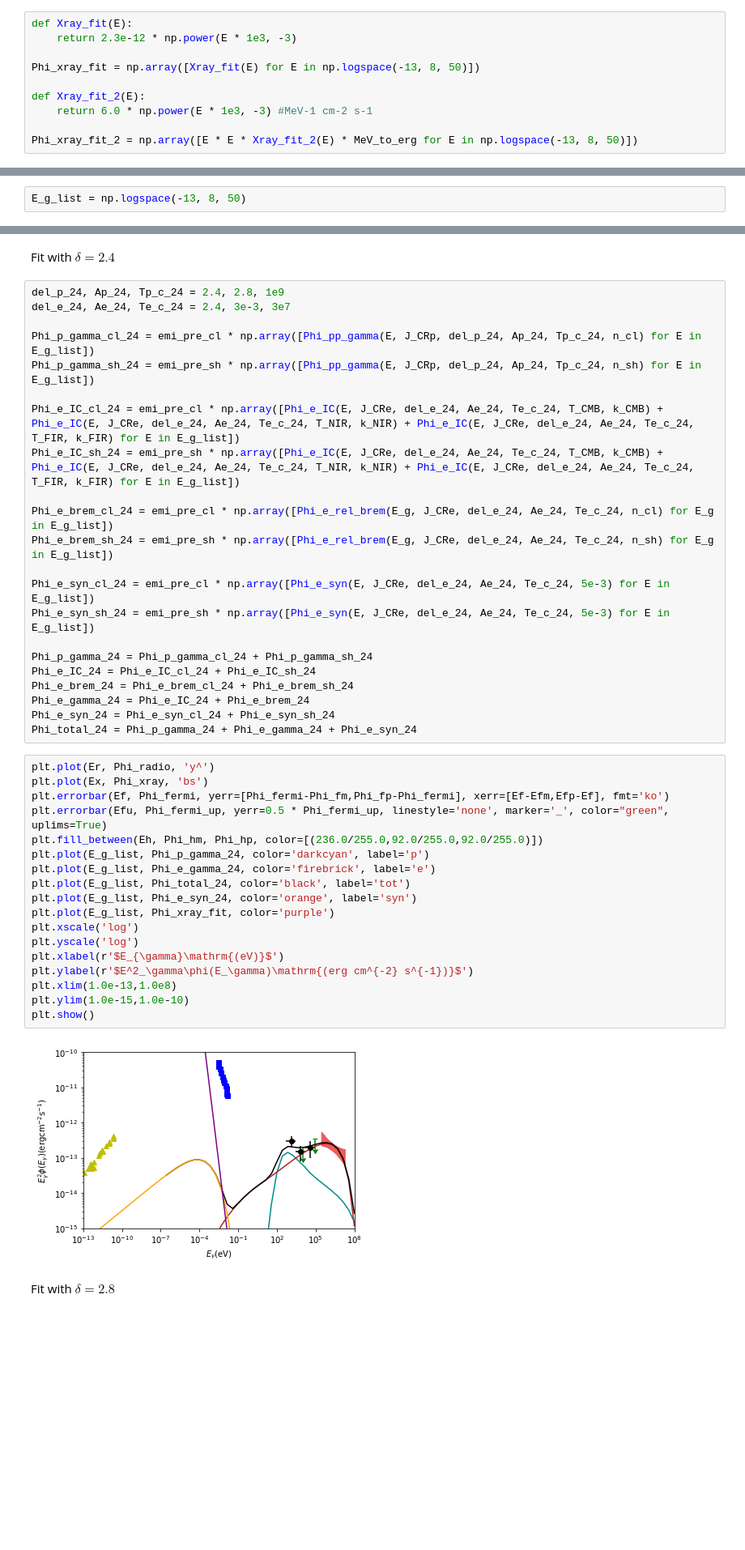
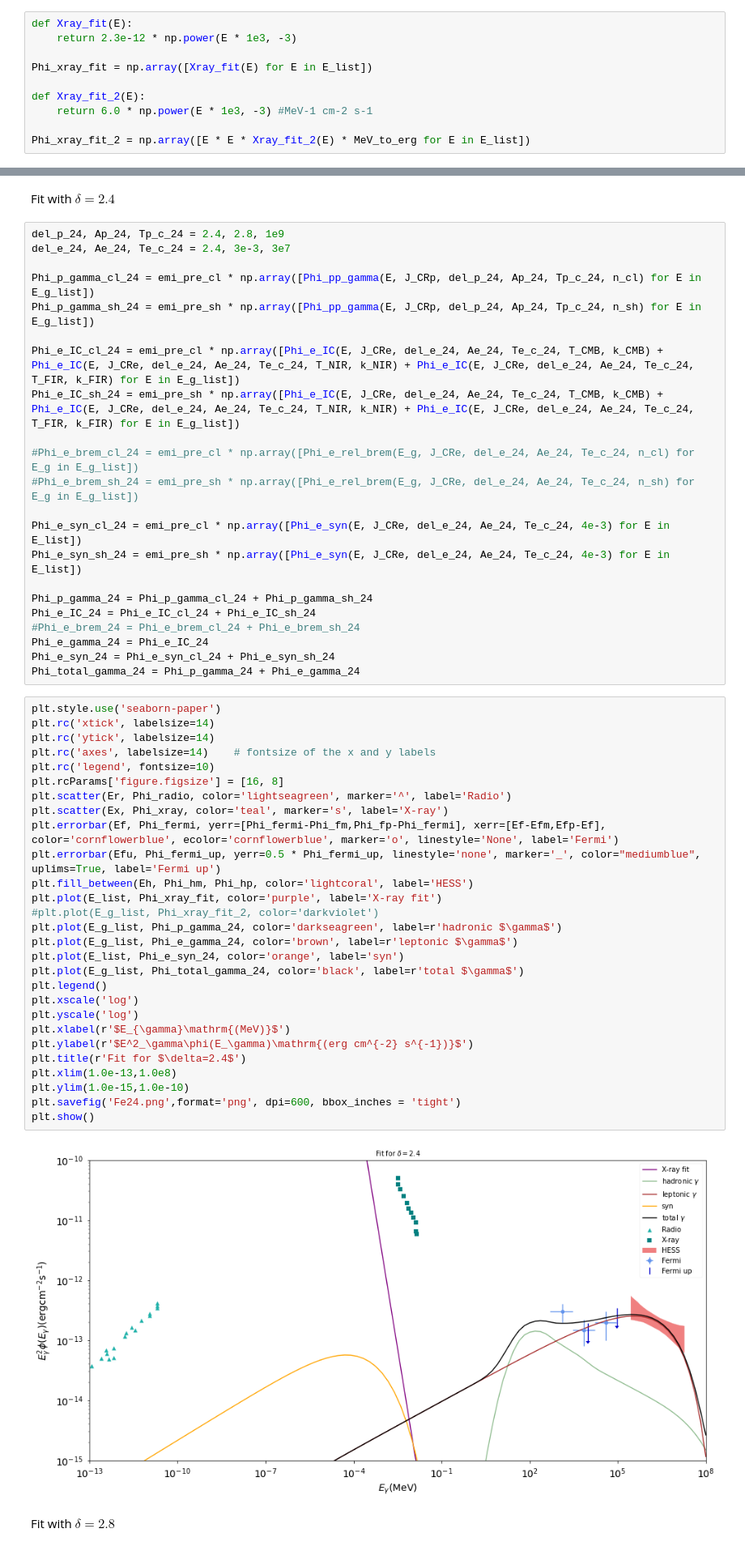
Before and after one commit to Sruthi-Ravikularaman/SN1006, a Jupyter notebook: SN1006.ipynb, the cells around one changed output, grey strips where cells are left out. Shown at 81% size. Drawn from its saved outputs; the diff is of its cells as text; blank space fills up the shorter version.

```diff
--- a/SN1006.ipynb
+++ b/SN1006.ipynb
@@ -99,12 +101,12 @@ X-ray fit
 def Xray_fit(E):
     return 2.3e-12 * np.power(E * 1e3, -3)
 
-Phi_xray_fit = np.array([Xray_fit(E) for E in np.logspace(-13, 8, 50)])
+Phi_xray_fit = np.array([Xray_fit(E) for E in E_list])
 
 def Xray_fit_2(E):
     return 6.0 * np.power(E * 1e3, -3) #MeV-1 cm-2 s-1
 
-Phi_xray_fit_2 = np.array([E * E * Xray_fit_2(E) * MeV_to_erg for E in np.logspace(-13, 8, 50)])
+Phi_xray_fit_2 = np.array([E * E * Xray_fit_2(E) * MeV_to_erg for E in E_list])
 # %% [markdown]
 Plot data
 # %%
@@ -127,7 +136,5 @@ plt.show()
 # %% [markdown]
 ## Fit gamma-ray data
-# %%
-E_g_list = np.logspace(-13, 8, 50)
 # %% [markdown]
 Fit data with $\delta=2.0$
 # %%
@@ -185,38 +201,48 @@ Phi_p_gamma_sh_24 = emi_pre_sh * np.array([Phi_pp_gamma(E, J_CRp, del_p_24, Ap_2
 Phi_e_IC_cl_24 = emi_pre_cl * np.array([Phi_e_IC(E, J_CRe, del_e_24, Ae_24, Te_c_24, T_CMB, k_CMB) + Phi_e_IC(E, J_CRe, del_e_24, Ae_24, Te_c_24, T_NIR, k_NIR) + Phi_e_IC(E, J_CRe, del_e_24, Ae_24, Te_c_24, T_FIR, k_FIR) for E in E_g_list])
 Phi_e_IC_sh_24 = emi_pre_sh * np.array([Phi_e_IC(E, J_CRe, del_e_24, Ae_24, Te_c_24, T_CMB, k_CMB) + Phi_e_IC(E, J_CRe, del_e_24, Ae_24, Te_c_24, T_NIR, k_NIR) + Phi_e_IC(E, J_CRe, del_e_24, Ae_24, Te_c_24, T_FIR, k_FIR) for E in E_g_list])
 
-Phi_e_brem_cl_24 = emi_pre_cl * np.array([Phi_e_rel_brem(E_g, J_CRe, del_e_24, Ae_24, Te_c_24, n_cl) for E_g in E_g_list])
-Phi_e_brem_sh_24 = emi_pre_sh * np.array([Phi_e_rel_brem(E_g, J_CRe, del_e_24, Ae_24, Te_c_24, n_sh) for E_g in E_g_list])
+#Phi_e_brem_cl_24 = emi_pre_cl * np.array([Phi_e_rel_brem(E_g, J_CRe, del_e_24, Ae_24, Te_c_24, n_cl) for E_g in E_g_list])
+#Phi_e_brem_sh_24 = emi_pre_sh * np.array([Phi_e_rel_brem(E_g, J_CRe, del_e_24, Ae_24, Te_c_24, n_sh) for E_g in E_g_list])
 
-Phi_e_syn_cl_24 = emi_pre_cl * np.array([Phi_e_syn(E, J_CRe, del_e_24, Ae_24, Te_c_24, 5e-3) for E in E_g_list])
-Phi_e_syn_sh_24 = emi_pre_sh * np.array([Phi_e_syn(E, J_CRe, del_e_24, Ae_24, Te_c_24, 5e-3) for E in E_g_list])
+Phi_e_syn_cl_24 = emi_pre_cl * np.array([Phi_e_syn(E, J_CRe, del_e_24, Ae_24, Te_c_24, 4e-3) for E in E_list])
+Phi_e_syn_sh_24 = emi_pre_sh * np.array([Phi_e_syn(E, J_CRe, del_e_24, Ae_24, Te_c_24, 4e-3) for E in E_list])
 
 Phi_p_gamma_24 = Phi_p_gamma_cl_24 + Phi_p_gamma_sh_24
 Phi_e_IC_24 = Phi_e_IC_cl_24 + Phi_e_IC_sh_24
-Phi_e_brem_24 = Phi_e_brem_cl_24 + Phi_e_brem_sh_24
-Phi_e_gamma_24 = Phi_e_IC_24 + Phi_e_brem_24
+#Phi_e_brem_24 = Phi_e_brem_cl_24 + Phi_e_brem_sh_24
+Phi_e_gamma_24 = Phi_e_IC_24
 Phi_e_syn_24 = Phi_e_syn_cl_24 + Phi_e_syn_sh_24
-Phi_total_24 = Phi_p_gamma_24 + Phi_e_gamma_24 + Phi_e_syn_24
+Phi_total_gamma_24 = Phi_p_gamma_24 + Phi_e_gamma_24
 # %%
-plt.plot(Er, Phi_radio, 'y^')
-plt.plot(Ex, Phi_xray, 'bs')
-plt.errorbar(Ef, Phi_fermi, yerr=[Phi_fermi-Phi_fm,Phi_fp-Phi_fermi], xerr=[Ef-Efm,Efp-Ef], fmt='ko')
-plt.errorbar(Efu, Phi_fermi_up, yerr=0.5 * Phi_fermi_up, linestyle='none', marker='_', color="green", uplims=True)
-plt.fill_between(Eh, Phi_hm, Phi_hp, color=[(236.0/255.0,92.0/255.0,92.0/255.0)])
-plt.plot(E_g_list, Phi_p_gamma_24, color='darkcyan', label='p')
-plt.plot(E_g_list, Phi_e_gamma_24, color='firebrick', label='e')
-plt.plot(E_g_list, Phi_total_24, color='black', label='tot')
-plt.plot(E_g_list, Phi_e_syn_24, color='orange', label='syn')
-plt.plot(E_g_list, Phi_xray_fit, color='purple')
+plt.style.use('seaborn-paper')
+plt.rc('xtick', labelsize=14)
+plt.rc('ytick', labelsize=14)
+plt.rc('axes', labelsize=14)    # fontsize of the x and y labels
+plt.rc('legend', fontsize=10)
+plt.rcParams['figure.figsize'] = [16, 8]
+plt.scatter(Er, Phi_radio, color='lightseagreen', marker='^', label='Radio')
+plt.scatter(Ex, Phi_xray, color='teal', marker='s', label='X-ray')
+plt.errorbar(Ef, Phi_fermi, yerr=[Phi_fermi-Phi_fm,Phi_fp-Phi_fermi], xerr=[Ef-Efm,Efp-Ef], color='cornflowerblue', ecolor='cornflowerblue', marker='o', linestyle='None', label='Fermi')
+plt.errorbar(Efu, Phi_fermi_up, yerr=0.5 * Phi_fermi_up, linestyle='none', marker='_', color="mediumblue", uplims=True, label='Fermi up')
+plt.fill_between(Eh, Phi_hm, Phi_hp, color='lightcoral', label='HESS')
+plt.plot(E_list, Phi_xray_fit, color='purple', label='X-ray fit')
+#plt.plot(E_g_list, Phi_xray_fit_2, color='darkviolet')
+plt.plot(E_g_list, Phi_p_gamma_24, color='darkseagreen', label=r'hadronic $\gamma$')
+plt.plot(E_g_list, Phi_e_gamma_24, color='brown', label=r'leptonic $\gamma$')
+plt.plot(E_list, Phi_e_syn_24, color='orange', label='syn')
+plt.plot(E_g_list, Phi_total_gamma_24, color='black', label=r'total $\gamma$')
+plt.legend()
 plt.xscale('log')
 plt.yscale('log')
-plt.xlabel(r'$E_{\gamma}\mathrm{(eV)}$')
+plt.xlabel(r'$E_{\gamma}\mathrm{(MeV)}$')
 plt.ylabel(r'$E^2_\gamma\phi(E_\gamma)\mathrm{(erg cm^{-2} s^{-1})}$')
+plt.title(r'Fit for $\delta=2.4$')
 plt.xlim(1.0e-13,1.0e8)
 plt.ylim(1.0e-15,1.0e-10)
+plt.savefig('Fe24.png',format='png', dpi=600, bbox_inches = 'tight')
 plt.show()
 # %% [output]
-[figure, old version]
+[figure, new version]
 # %% [markdown]
 Fit with $\delta=2.8$
 # %%
```
Also changed, not shown: parts of 6 cells of this notebook, 5 other files.
